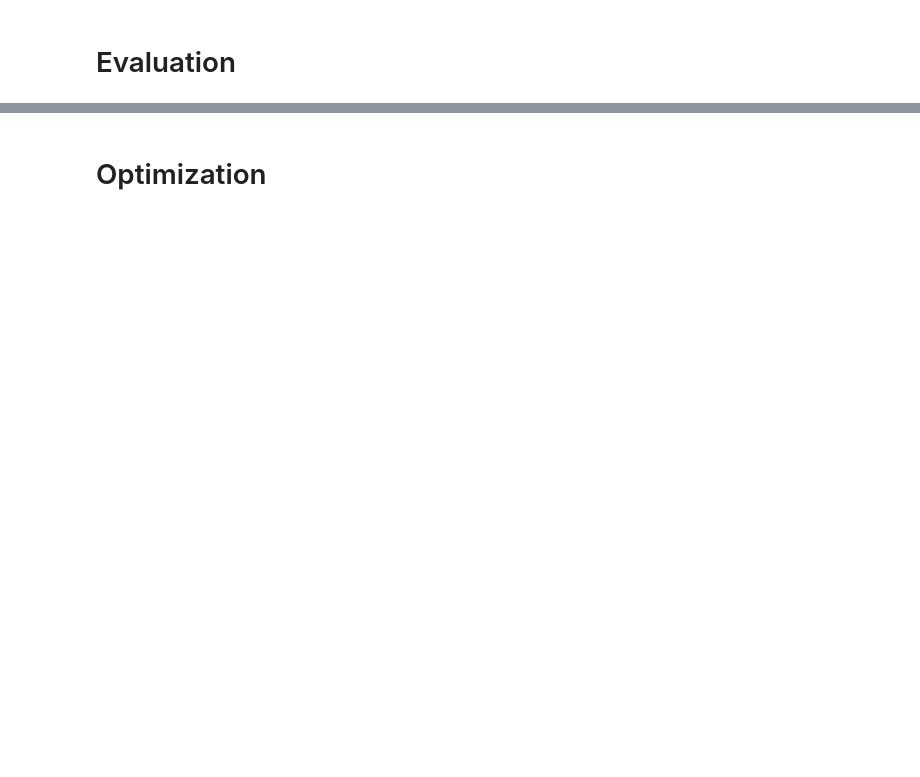
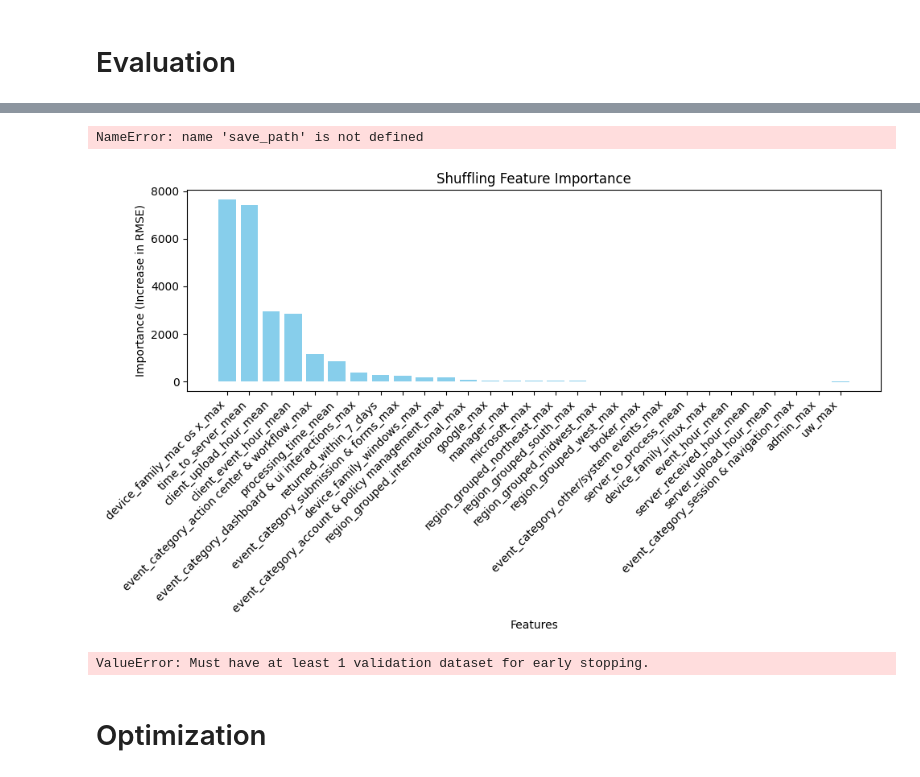
Before and after one commit to ntung110/cxc2025-federato, a Jupyter notebook: FederatoChallenge/submission/train_time_usage_model.ipynb, the cells around one changed output, grey strips where cells are left out. Cells and saved outputs as stored; diff of their text form; code cells hidden in the pictures; blank space fills up the shorter version.

```diff
--- a/FederatoChallenge/submission/train_time_usage_model.ipynb
+++ b/FederatoChallenge/submission/train_time_usage_model.ipynb
@@ -189,4 +543,77 @@ Plotting Feature Importance:
 <Axes: title={'center': 'Feature importance'}, xlabel='F score', ylabel='Features'>
+# %%
+import polars as pl
+import numpy as np
+from sklearn.metrics import mean_squared_error
+
+def shuffling_feature_importance(model, X_test, y_test):
+    y_test_array = y_test.to_numpy() if isinstance(y_test, pl.Series) else y_test
+
+    # Calculate the baseline performance using RMSE
+    baseline = np.sqrt(mean_squared_error(y_test_array, model.predict(X_test)))
+
+    importances = {}
+
+    # Iterate over each feature to shuffle
+    for col in X_test.columns:
+        # Create a copy of X_test (Polars DataFrames are immutable, so we use with_columns)
+        X_shuffled = X_test.clone()
+
+        # Shuffle the column using numpy's permutation and replace it in the DataFrame
+        shuffled_values = np.random.permutation(X_shuffled[col].to_numpy())
+        X_shuffled = X_shuffled.with_columns(pl.Series(col, shuffled_values))
+
+        # Measure performance after shuffling
+        shuffled_rmse = np.sqrt(mean_squared_error(y_test_array, model.predict(X_shuffled)))
+
+        # Calculate the increase in RMSE (higher = more important)
+        importances[col] = shuffled_rmse - baseline
+
+    # Convert the importances dictionary to a Polars DataFrame
+    importance_df = pl.DataFrame({
+        "Feature": list(importances.keys()),
+        "Importance": list(importances.values())
+    })
+
+    importance_df = importance_df.sort("Importance", descending=True)
+
+    plt.figure(figsize=(10, 6))
+    plt.bar(importance_df["Feature"], importance_df["Importance"], color='skyblue')
+    plt.xlabel("Features")
+    plt.ylabel("Importance (Increase in RMSE)")
+    plt.title("Shuffling Feature Importance")
+    plt.xticks(rotation=45, ha='right')
+    plt.tight_layout()
+    plt.savefig('\kaggle\working\shuffling_feature_importance.png', bbox_inches="tight", dpi=300)
+    print(f"Feature importance plot saved as: {save_path}")
+    plt.show()
+
+    return importance_df
+
+importance_df = shuffling_feature_importance(model, X_test, y_test)
+importance_df
+# %% [output]
+NameError: name 'save_path' is not defined
+[figure, added]
+# %%
+def get_random_feature_importance(model, X_train, y_train):
+
+    # Get feature importance
+    rng = np.random.RandomState(42)
+    X_train = X_train.with_columns(pl.Series('random', rng.randn(X_train.shape[0], 1,).flatten()))
+    model.fit(X_train, y_train)
+    feature_importance = model.get_booster().get_score(importance_type = 'gain')
+
+    # Map back to columns
+    feature_map = {f"f{i}": col for i, col in enumerate(X_train.columns)}
+    renamed_importance_dict = {feature_map[k]: v for k, v in feature_importance.items()}
+    sorted_importance_dict = dict(sorted(renamed_importance_dict.items(), key=lambda item: item[1], reverse=True))
+
+    return sorted_importance_dict
+
+get_random_feature_importance(model, X_train, y_train)
+# %% [output]
+ValueError: Must have at least 1 validation dataset for early stopping.
 # %% [markdown]
 # Optimization
 # %%
```
Also changed, not shown: parts of 15 cells of this notebook.
